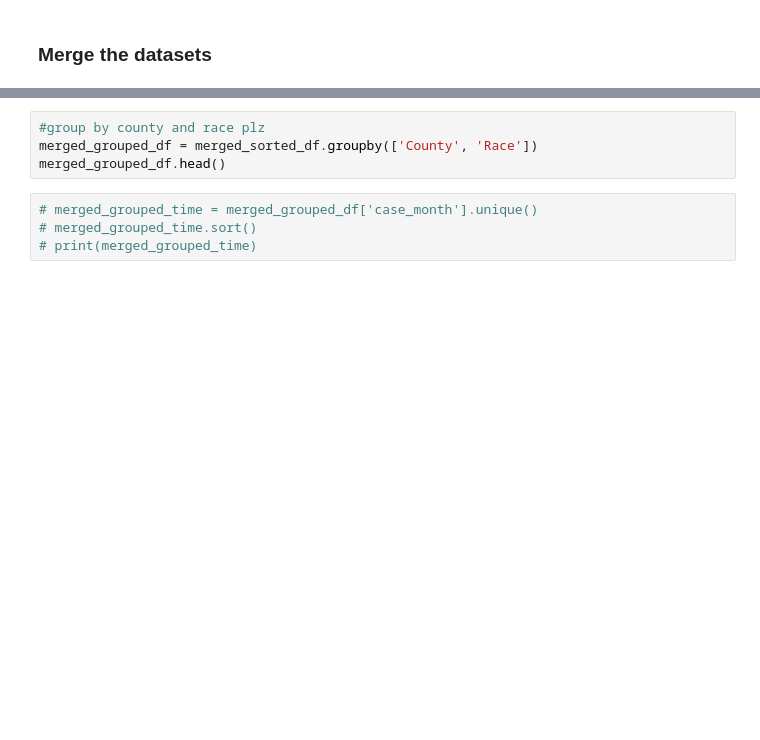
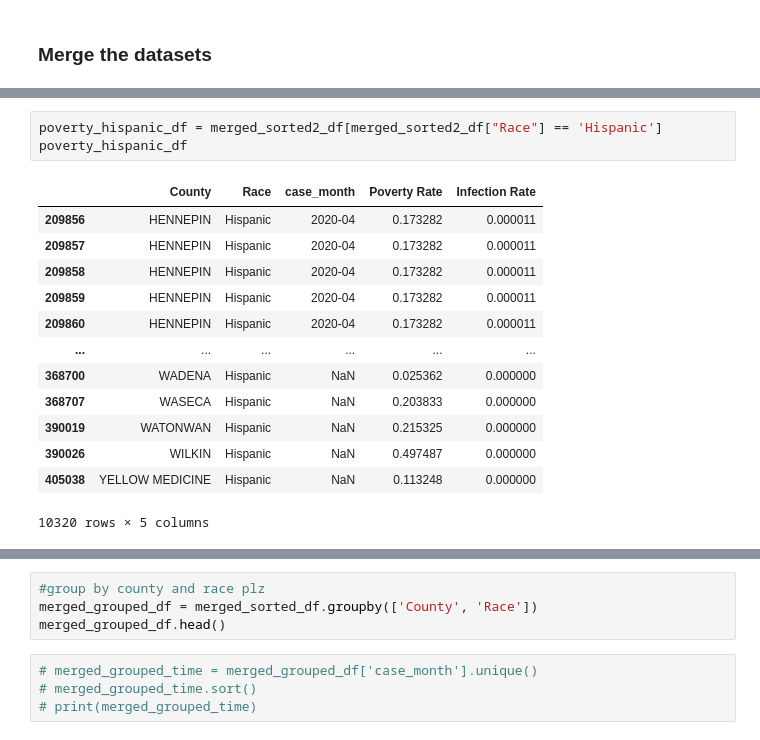
Before and after one commit to tlenzmeier58/Project_1, a Jupyter notebook: working.ipynb, the cells around one changed output, grey strips where cells are left out. Drawn from its saved outputs; the diff is of its cells as text; blank space fills up the shorter version.

```diff
--- a/working.ipynb
+++ b/working.ipynb
@@ -1087,0 +1184,17 @@ poverty_caucasian_group_df.sum()
+# %%
+poverty_hispanic_df = merged_sorted2_df[merged_sorted2_df["Race"] == 'Hispanic']
+poverty_hispanic_df
+# %% [output]
+|  | County | Race | case_month | Poverty Rate | Infection Rate |
+| 209856 | HENNEPIN | Hispanic | 2020-04 | 0.173282 | 0.000011 |
+| 209857 | HENNEPIN | Hispanic | 2020-04 | 0.173282 | 0.000011 |
+| 209858 | HENNEPIN | Hispanic | 2020-04 | 0.173282 | 0.000011 |
+| 209859 | HENNEPIN | Hispanic | 2020-04 | 0.173282 | 0.000011 |
+| 209860 | HENNEPIN | Hispanic | 2020-04 | 0.173282 | 0.000011 |
+| ... | ... | ... | ... | ... | ... |
+| 368700 | WADENA | Hispanic | NaN | 0.025362 | 0.000000 |
+| 368707 | WASECA | Hispanic | NaN | 0.203833 | 0.000000 |
+| 390019 | WATONWAN | Hispanic | NaN | 0.215325 | 0.000000 |
+| 390026 | WILKIN | Hispanic | NaN | 0.497487 | 0.000000 |
+| 405038 | YELLOW MEDICINE | Hispanic | NaN | 0.113248 | 0.000000 |
+10320 rows × 5 columns
```
Also changed, not shown: parts of 16 cells of this notebook.
